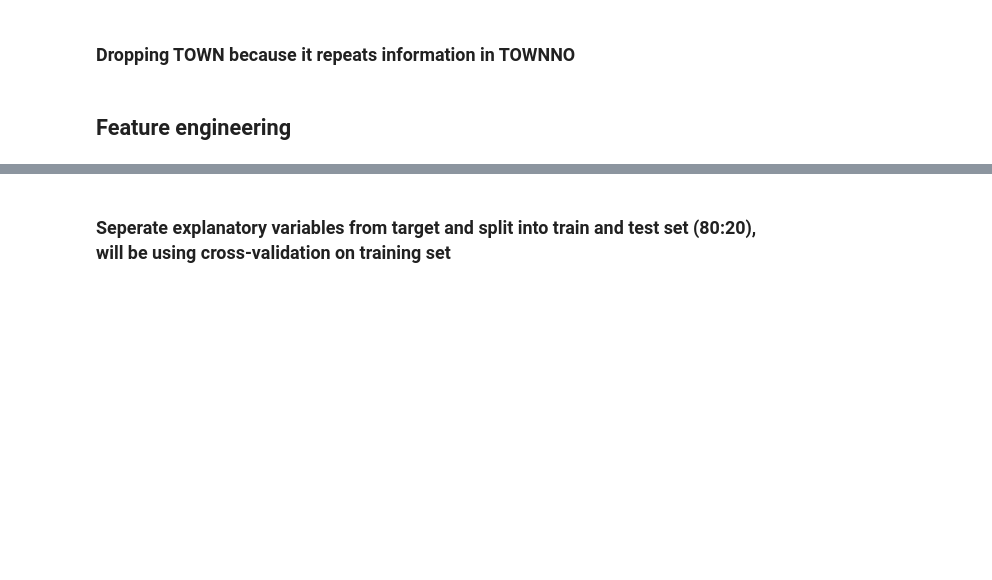
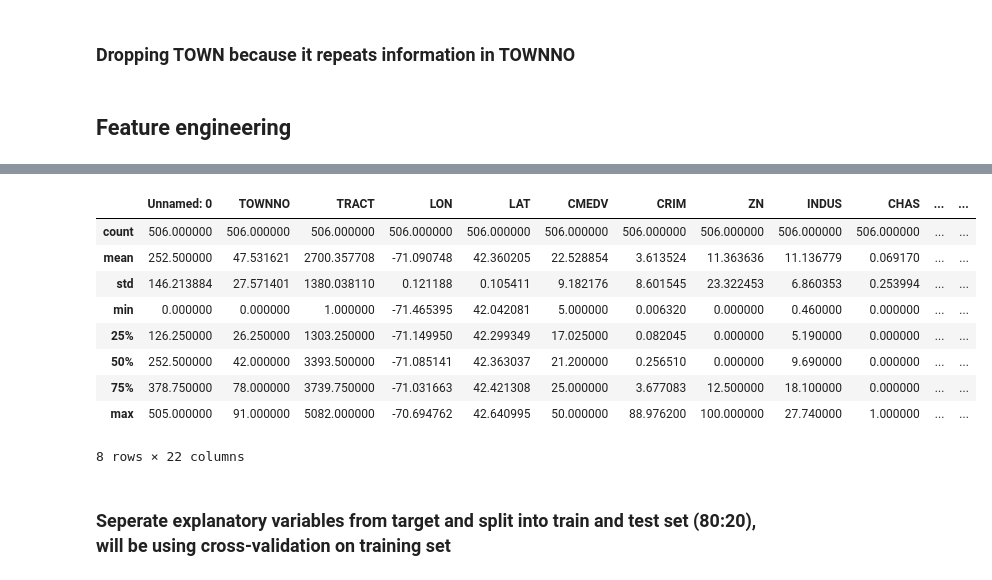
Before and after one commit to jsg16/aihack2021, a Jupyter notebook: data_exploration.ipynb, the cells around one changed output, grey strips where cells are left out. Drawn from its saved outputs; the diff is of its cells as text; code cells hidden in the pictures; blank space fills up the shorter version.

```diff
--- a/data_exploration.ipynb
+++ b/data_exploration.ipynb
@@ -278,7 +307,12 @@ for idx, hospital in hospital_gdf.iterrows():
     boston_gdf['dist_nearest_hospital'] = [min(a,b) for a,b in zip(boston_gdf['dist_nearest_hospital'],
                                               boston_gdf.geometry.distance(hospital.geometry))]
 
+# boston_gdf['number_of_schools_within_1km'] = np.zeros(len(boston_gdf))
 boston_gdf['dist_nearest_school'] = [np.inf for _ in range(len(boston_gdf))]
 for idx, school in school_gdf.iterrows():
-    boston_gdf['dist_nearest_school'] = [min(a,b) for a,b in zip(boston_gdf['dist_nearest_school'],
-                                              boston_gdf.geometry.distance(school.geometry))]
+    dist_to_school = boston_gdf.geometry.apply(lambda x: school.geometry.distance(x))
+    boston_gdf['dist_nearest_school'] = [min(a,b) for a,b in zip(boston_gdf['dist_nearest_school'], dist_to_school)]
+#     boston_gdf['number_of_schools_within_1km'] = [a+1 if dist_to_school[idx] <= 1000 else a for idx, a in enumerate(boston_gdf['number_of_schools_within_1km']) ]
+#                                               boston_gdf.geometry.distance(school.geometry))]
+#     boston_gdf['dist_nearest_school'] = [min(a,b) for a,b in zip(boston_gdf['dist_nearest_school'],
+#                                               boston_gdf.geometry.distance(school.geometry))]
@@ -286,9 +340,9 @@ for idx, school in school_gdf.iterrows():
 one_km_buffers = boston_gdf.geometry.buffer(1000)
 number_of_schools_within_1km = list()
 for idx, one_km_buffer in enumerate(one_km_buffers):
-    school_count = len(school_gdf.loc[school_gdf["geometry"].apply(lambda x: one_km_buffer.contains(x))])
+    school_count = len(school_gdf.loc[school_gdf.geometry.apply(lambda x: one_km_buffer.contains(x))])
     number_of_schools_within_1km.append(school_count)
-    if idx == 397:
+    if school_count > 1:
         print('\n \n NEW HOUSE \n ROW NUMBER: '+str(idx)+'\n')
         print('# SCHOOLS ', school_count)#len(school_gdf.loc[school_gdf["geometry"].apply(lambda x: one_km_buffer.contains(x))]))
         print(school_gdf.loc[school_gdf["geometry"].apply(lambda x: one_km_buffer.contains(x)), 'geometry'].to_crs(epsg='4326'))
@@ -310,3 +374,16 @@ POINT (42.33624821538461 -71.04030119581466)
+# %%
+boston_gdf.describe()
+# %% [output]
+|  | Unnamed: 0 | TOWNNO | TRACT | LON | LAT | CMEDV | CRIM | ZN | INDUS | CHAS | ... | ... |
+| count | 506.000000 | 506.000000 | 506.000000 | 506.000000 | 506.000000 | 506.000000 | 506.000000 | 506.000000 | 506.000000 | 506.000000 | ... | ... |
+| mean | 252.500000 | 47.531621 | 2700.357708 | -71.090748 | 42.360205 | 22.528854 | 3.613524 | 11.363636 | 11.136779 | 0.069170 | ... | ... |
+| std | 146.213884 | 27.571401 | 1380.038110 | 0.121188 | 0.105411 | 9.182176 | 8.601545 | 23.322453 | 6.860353 | 0.253994 | ... | ... |
+| min | 0.000000 | 0.000000 | 1.000000 | -71.465395 | 42.042081 | 5.000000 | 0.006320 | 0.000000 | 0.460000 | 0.000000 | ... | ... |
+| 25% | 126.250000 | 26.250000 | 1303.250000 | -71.149950 | 42.299349 | 17.025000 | 0.082045 | 0.000000 | 5.190000 | 0.000000 | ... | ... |
+| 50% | 252.500000 | 42.000000 | 3393.500000 | -71.085141 | 42.363037 | 21.200000 | 0.256510 | 0.000000 | 9.690000 | 0.000000 | ... | ... |
+| 75% | 378.750000 | 78.000000 | 3739.750000 | -71.031663 | 42.421308 | 25.000000 | 3.677083 | 12.500000 | 18.100000 | 0.000000 | ... | ... |
+| max | 505.000000 | 91.000000 | 5082.000000 | -70.694762 | 42.640995 | 50.000000 | 88.976200 | 100.000000 | 27.740000 | 1.000000 | ... | ... |
+8 rows × 22 columns
 # %% [markdown]
 ### Seperate explanatory variables from target and split into train and test set (80:20), will be using cross-validation on training set
 # %%
```
Also changed, not shown: parts of 12 cells of this notebook.
